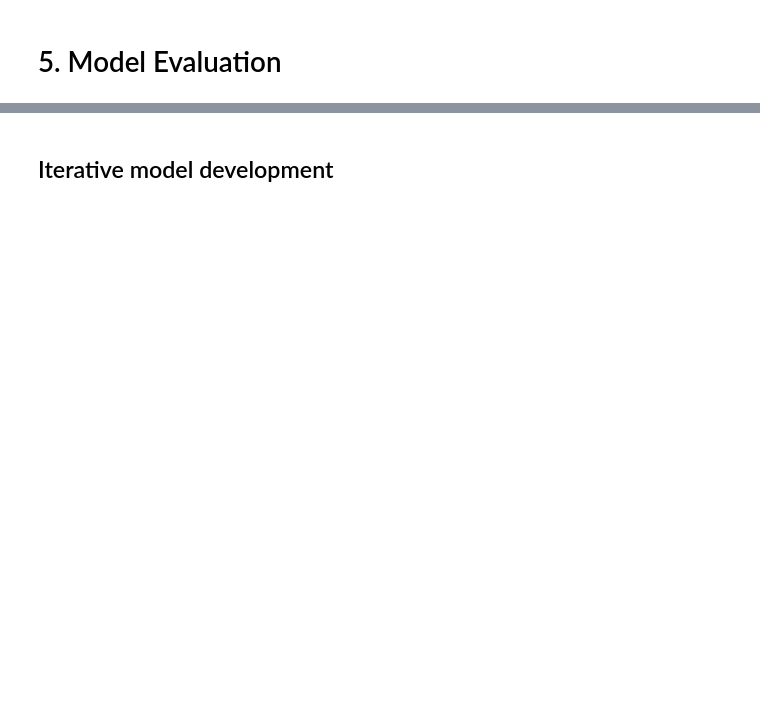
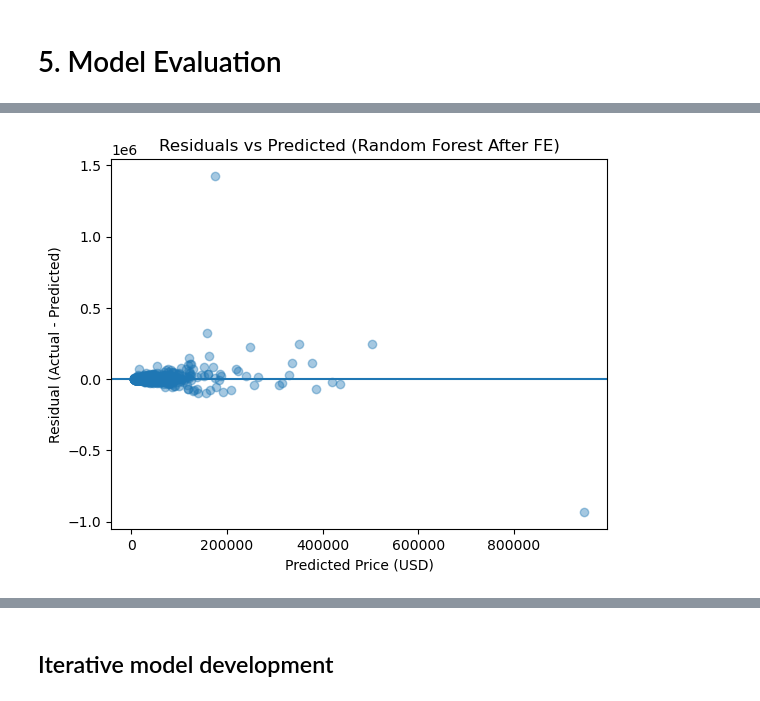
Before and after one commit to Amirul36/mldp-used-car-price, a Jupyter notebook: MLDP Program Codes Submission Template.ipynb, the cells around one changed output, grey strips where cells are left out. Saved outputs shown, nothing was run; the diff lists cells and outputs as text; code cells hidden in the pictures; blank space fills up the shorter version.

```diff
--- a/MLDP Program Codes Submission Template.ipynb
+++ b/MLDP Program Codes Submission Template.ipynb
@@ -873,0 +1211,13 @@ I peerformed a final missing value check to ensure the dataset is fully cleaned
+# %%
+# Residual plot: errors vs predicted values
+residuals = y_test - y_pred_best
+
+plt.figure()
+plt.scatter(y_pred_best, residuals, alpha=0.4)
+plt.title("Residuals vs Predicted (Random Forest After FE)")
+plt.xlabel("Predicted Price (USD)")
+plt.ylabel("Residual (Actual - Predicted)")
+plt.axhline(0)
+plt.show()
+# %% [output]
+[figure, added]
```
Also changed, not shown: parts of 39 cells of this notebook.
